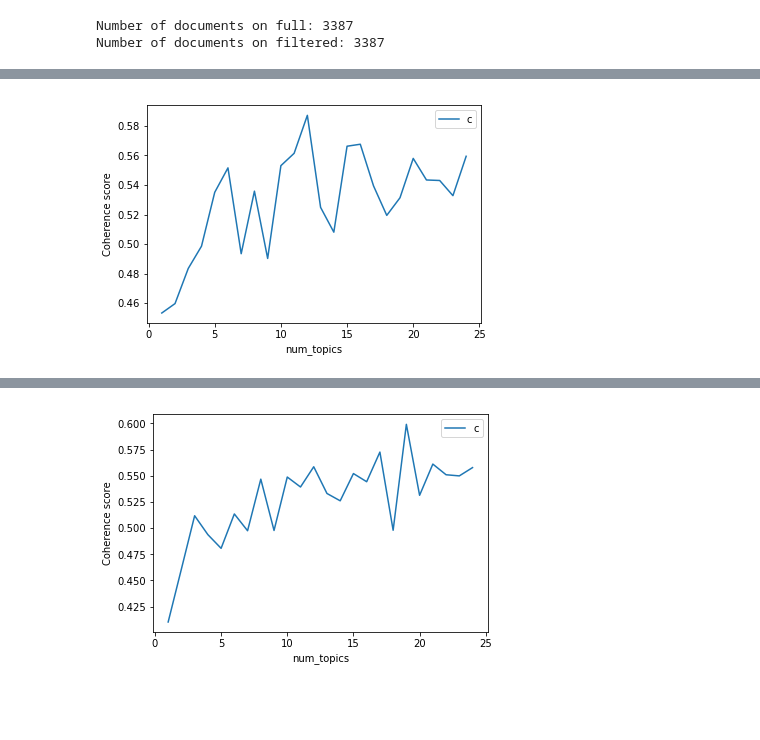
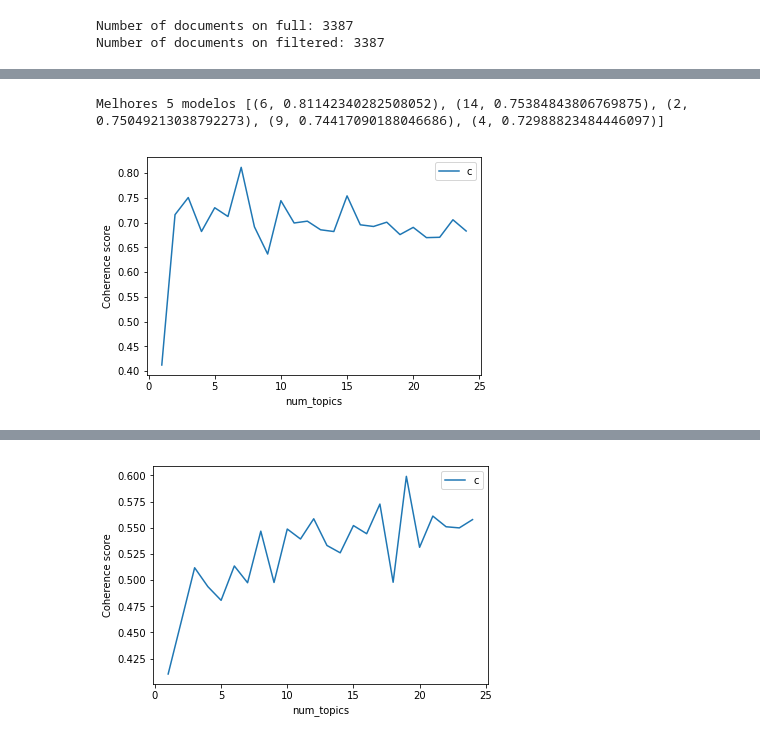
Before and after one commit to pvcastro/deeplearningufg, a Jupyter notebook: projeto/imprensa_nacional_preprocessing.ipynb, the cells around one changed output, grey strips where cells are left out. Cells and saved outputs as stored; diff of their text form; code cells hidden in the pictures; blank space fills up the shorter version.

```diff
--- a/projeto/imprensa_nacional_preprocessing.ipynb
+++ b/projeto/imprensa_nacional_preprocessing.ipynb
@@ -32,13 +35,15 @@ logging.basicConfig(format='%(asctime)s : %(levelname)s : %(message)s', level=lo
 # %%
 solr = SolrClient('http://192.168.200.201:8080/easysearch')
 # %%
-res = solr.query('default',{
+query_def = {
             'q': '-ctr_id:id_document_spell',
             'indent': 'true',
             'fl': 'ctr_id,api_Nome_do_arquivo_tg,api_Conteúdo_tg,api_Título_tg',
             'wt': 'json',
             'rows': '2147483647'
-    })
+            }
+# %%
+res = solr.query('default',query_def)
 # %%
 res.get_results_count()
 # %% [output]
@@ -57,15 +57,0 @@ res.docs[0]['api_Conteúdo_tg']
-# %%
-def preprocess_texts(texts, text_field):
-    """
-    Function to build tokenized texts from file
-
-    Parameters:
-    ----------
-    fname: File to be read
-
-    Returns:
-    -------
-    yields preprocessed line
-    """
-    for text in texts:
-        yield gensim.utils.simple_preprocess(text[text_field], deacc=False, min_len=3)
@@ -359,14 +485,7 @@ def evaluate_graph(dictionary, corpus, texts, limit):
     lm_list : List of LDA topic models
     c_v : Coherence values corresponding to the LDA model with respective number of topics
     """
-    c_v = {}
-    lm_list = []
-    for num_topics in range(1, limit):
-        lm = LdaModel(corpus=corpus, num_topics=num_topics, id2word=dictionary, chunksize=4000, \
-                      eta='auto', alpha='auto', eval_every=None)
-        lm_list.append(lm)
-        cm = CoherenceModel(model=lm, texts=texts, dictionary=dictionary, coherence='c_v')
-        c_v[num_topics-1] = cm.get_coherence()
+    best_model, lm_list, c_v = get_best_model_by_topics(dictionary=dictionary, corpus=corpus, texts=texts, limit=limit)
 
     # Show graph
     x = range(1, limit)
@@ -376,9 +495,10 @@ def evaluate_graph(dictionary, corpus, texts, limit):
     plt.legend(("c_v"), loc='best')
     plt.show()
 
-    return lm_list, c_v
+    return lm_list, c_v, best_model
 # %%
 %%time
-lmlist, c_v = evaluate_graph(dictionary=dictionary, corpus=corpus, texts=train_texts, limit=25)
+lmlist, c_v, best_model = evaluate_graph(dictionary=dictionary_filtered, corpus=corpus_filtered, texts=train_texts, limit=25)
 # %% [output]
+Melhores 5 modelos [(6, 0.81142340282508052), (14, 0.75384843806769875), (2, 0.75049213038792273), (9, 0.74417090188046686), (4, 0.72988823484446097)]
-[figure, old version]
+[figure, new version]
```
Also changed, not shown: parts of 28 cells of this notebook, 7 other files.
